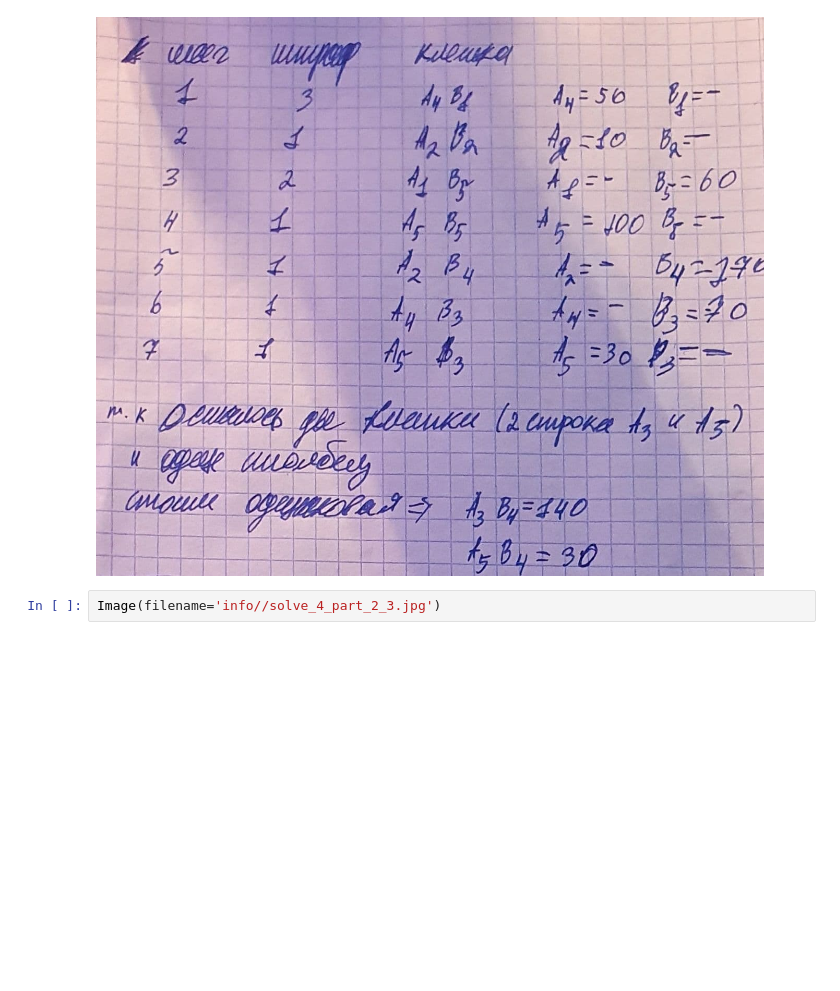
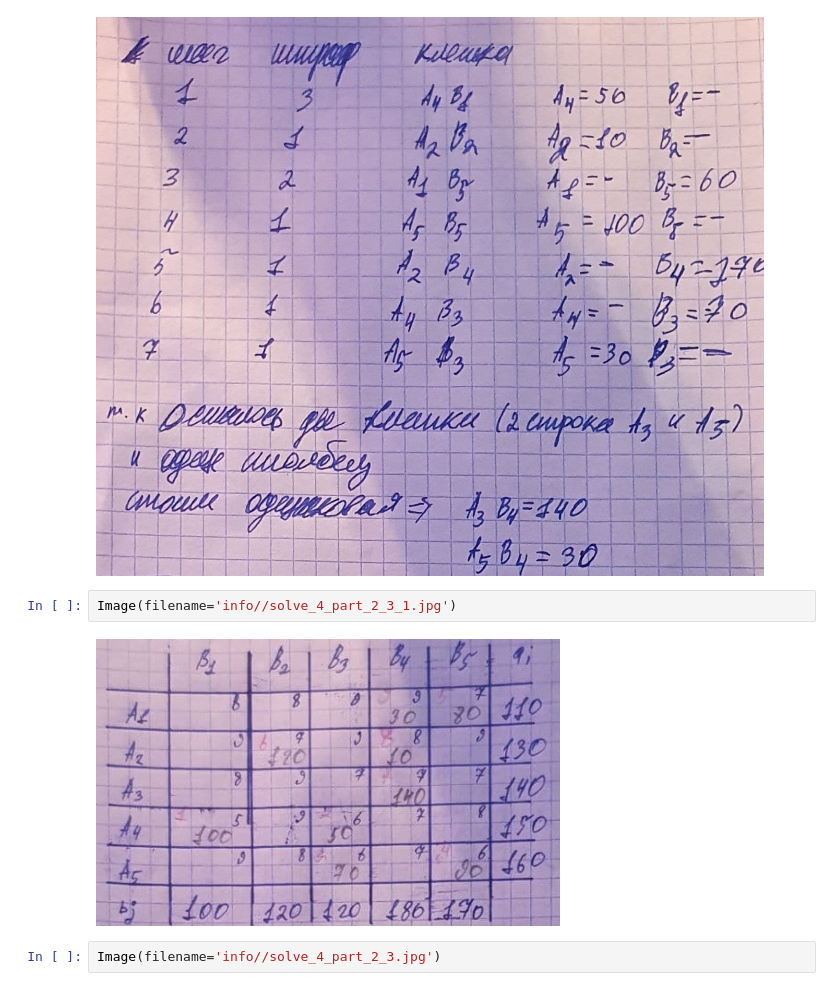
Before and after one commit to Saykon-k/pit, a Jupyter notebook: 5_semester/opt_met/8th_task/8.ipynb, the cells around one changed output. Cells and saved outputs as stored; diff of their text form; blank space fills up the shorter version.

Commit message:
add_info

```diff
--- a/5_semester/opt_met/8th_task/8.ipynb
+++ b/5_semester/opt_met/8th_task/8.ipynb
@@ -43,6 +43,10 @@ Image(filename='info//solve_4_part_2_1.jpg')
 Image(filename='info//solve_4_part_2_2.jpg')
 # %% [output]
 [figure]
+# %%
+Image(filename='info//solve_4_part_2_3_1.jpg')
+# %% [output]
+[figure, added]
 # %%
 Image(filename='info//solve_4_part_2_3.jpg')
 # %% [output]
```
Also changed, not shown: parts of 1 cell of this notebook, 2 other files.
